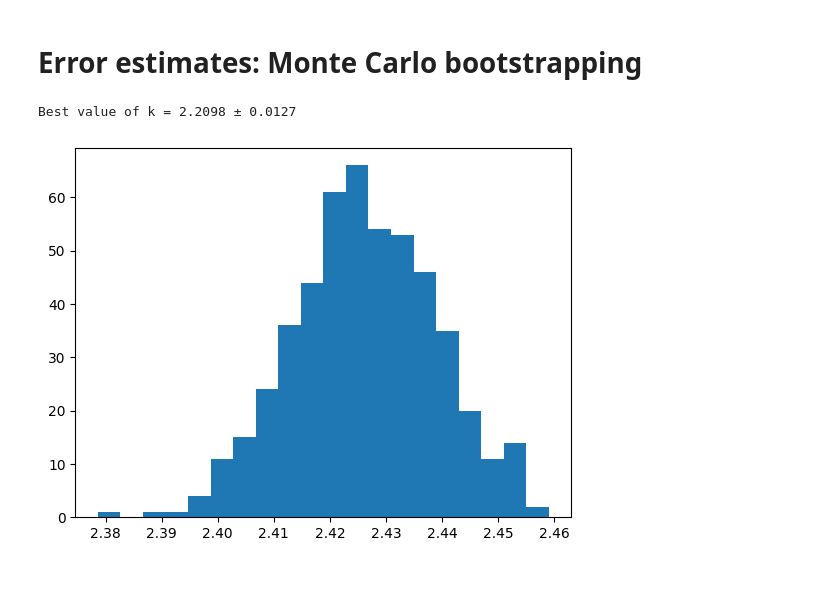
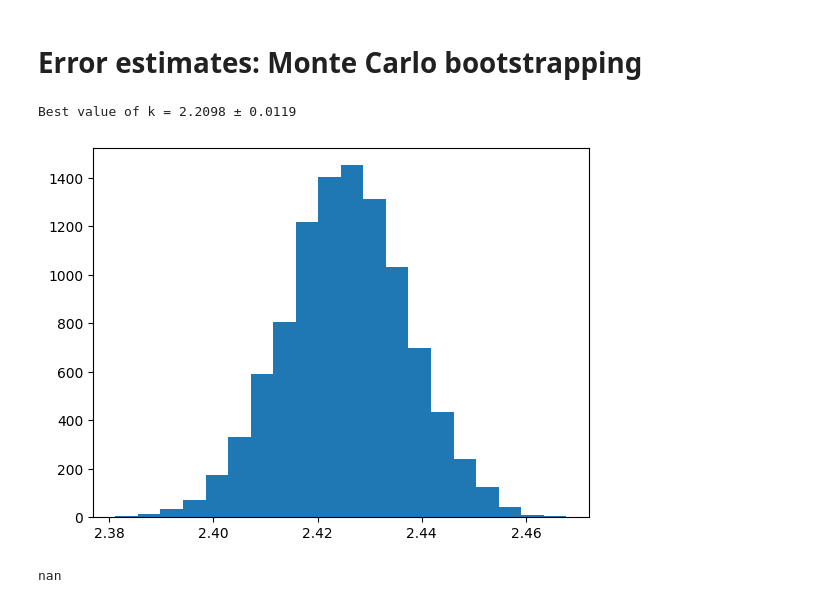
Before and after one commit to mrafifrbbn/thesis-research-2.0, a Jupyter notebook: experiments/experiment_037_global_sdss_lamost_scaling/determine_scaling.ipynb, the cells around one changed output. Cells and saved outputs as stored; diff of their text form; code cells hidden in the pictures.

```diff
--- a/experiments/experiment_037_global_sdss_lamost_scaling/determine_scaling.ipynb
+++ b/experiments/experiment_037_global_sdss_lamost_scaling/determine_scaling.ipynb
@@ -85,41 +85,44 @@ df_sdss = pd.read_csv("../../data/processed/rsi_derived/sdss.csv")[['tmass', 's'
 # Load LAMOST
 df_lamost = pd.read_csv("../../data/processed/rsi_derived/lamost.csv")[['tmass', 's', 'es']]
 
 # Merge
 df = df_sdss.merge(df_lamost, on='tmass', how='inner', suffixes=('_sdss', '_lamost'))
 
-# List of constant to be tested
-k = np.linspace(1.0, 3.0, 1000)[np.newaxis, :]
-
 k_best_list = []
 chisq_upper_list = []
 chisq_lower_list = []
-for boot in range(500):
+for boot in range(10000):
 
     df_ = df.copy()
 
     # Unpack data
-    s_sdss = df_['s_sdss'].to_numpy().reshape(-1, 1)
-    es_sdss = df_['es_sdss'].to_numpy().reshape(-1, 1)
-    s_lamost = df_['s_lamost'].to_numpy().reshape(-1, 1)
-    es_lamost = df_['es_lamost'].to_numpy().reshape(-1, 1)
+    s_sdss = df_['s_sdss'].to_numpy()
+    es_sdss = df_['es_sdss'].to_numpy()
+    s_lamost = df_['s_lamost'].to_numpy()
+    es_lamost = df_['es_lamost'].to_numpy()
 
     # For the first simulation, use the measurements directly
     if (boot > 0):
         s_sdss = s_sdss + es_sdss * np.random.normal(size=es_sdss.shape)
         s_lamost = s_lamost + es_lamost * np.random.normal(size=es_lamost.shape)
 
     # Calculate chi-squared
     chisq = (s_sdss - s_lamost) / (np.sqrt(es_sdss**2 + es_lamost**2))
 
     # Calculate std of chi-squared (equal to the scaling constant that makes std=1)
-    chisq_std = np.std(chisq, axis=0)[0]
+    chisq_std = np.std(chisq)
 
     # Save all results
     k_best_list.append(chisq_std)
 
 plt.hist(k_best_list[1:], bins=20)
 print(f"Best value of k = {np.round(k_best_list[0], 4)} ± {np.round(np.std(k_best_list[1:]), 4)}")
 # %% [output]
-Best value of k = 2.2098 ± 0.0127
+Best value of k = 2.2098 ± 0.0119
-[figure, old version]
+[figure, new version]
+# %%
+x = np.array([1, 2, 3, np.nan, 4, 5])
+
+np.std(x)
+# %% [output]
+nan
```
Also changed, not shown: 54 other files.
